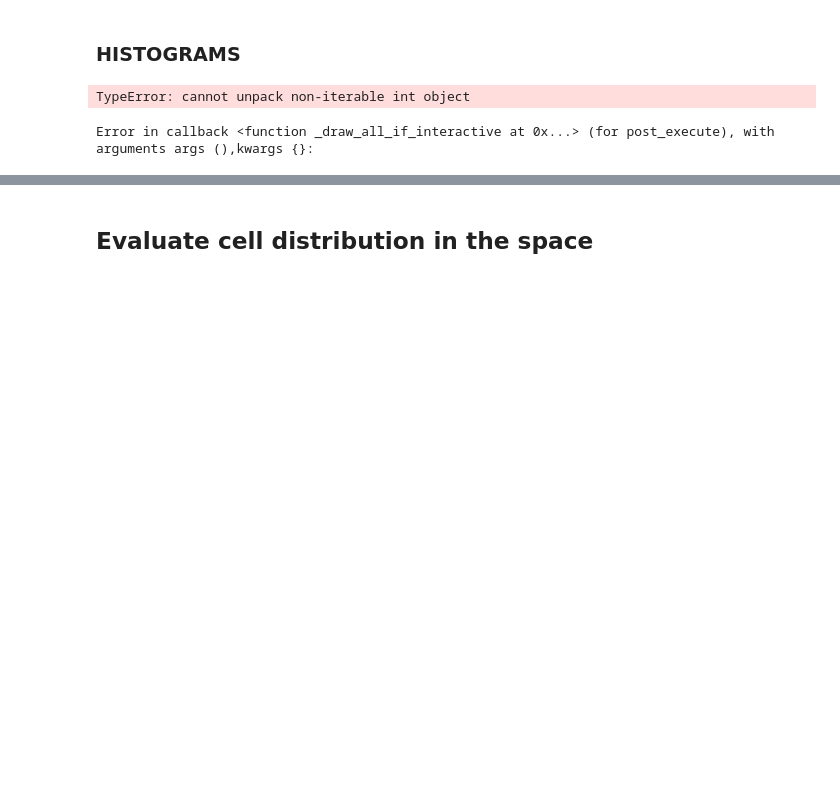
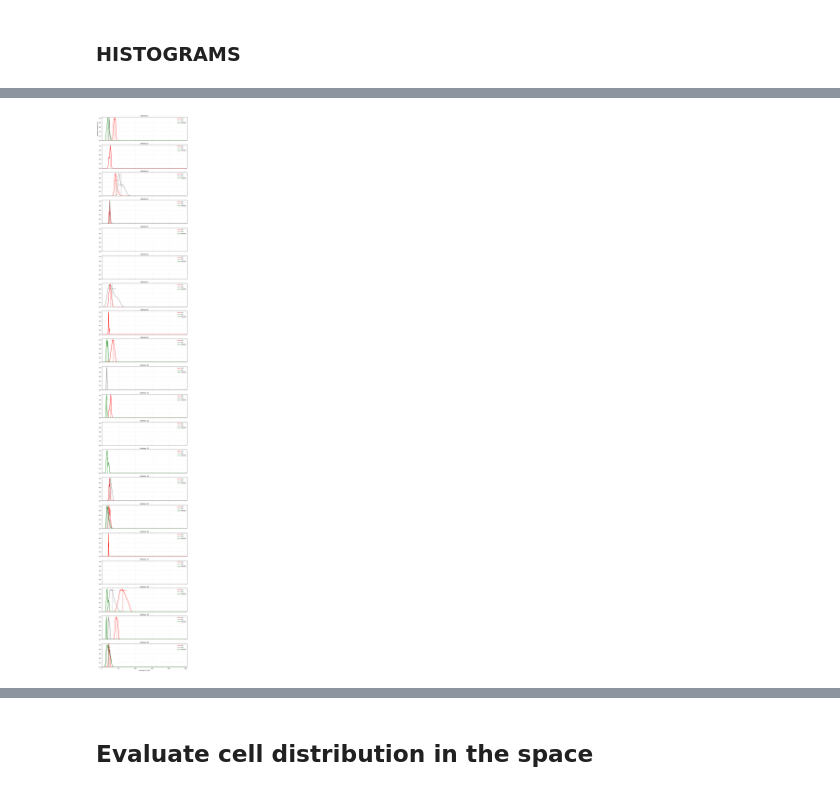
Before and after one commit to edoborgiani/napari_env-3D_fluo_segmentation, a Jupyter notebook: Fluo_3D_nuc_seg_v1.2.3b.ipynb, the cells around one changed output, grey strips where cells are left out. Saved outputs shown, nothing was run; the diff lists cells and outputs as text; code cells hidden in the pictures; blank space fills up the shorter version.

```diff
--- a/Fluo_3D_nuc_seg_v1.2.3b.ipynb
+++ b/Fluo_3D_nuc_seg_v1.2.3b.ipynb
@@ -2426,6 +2426,8 @@ MEAN SIZE MACRO (F4_80) = 45.20811769110382 um3
 ### HISTOGRAMS
 # %%
 hist_data = {}
+# Store original intensity ranges for PDF output
+intensity_ranges = {}
 
 for c in range(im_in.shape[3]):
     if stain_df.index[c] != 'NUCLEI':
@@ -2451,6 +2453,13 @@ for c in range(im_in.shape[3]):
                 ch_idx = i
                 break
 
+        # Store original min/max from filtered image for this channel
+        if ch_idx is not None:
+            intensity_ranges[condition] = (
+                float(filtered_img[:, :, :, ch_idx].min()),
+                float(filtered_img[:, :, :, ch_idx].max())
+            )
+
         for n in range(1, max_n + 1):
 
             if n not in hist_data:
@@ -2483,15 +2492,22 @@ all_conditions = sorted({cond for ndata in hist_data.values() for cond in ndata.
 color_cycle = plt.cm.tab10
 condition_colors = {cond: color_cycle(i % 10) for i, cond in enumerate(all_conditions)}
 
+# Limit figure size to prevent matplotlib rendering errors
+max_subplots = min(max_n, 20)  # Cap at 20 subplots
+height = min(3 * max_subplots, 60)  # Cap height at 60 inches
+
 # Prepare multi-row figure (one subplot per nucleus)
-fig, axes = plt.subplots(max_n, 1, figsize=(10, 3 * max_n), sharex=True)
-if max_n == 1:
+fig, axes = plt.subplots(max_subplots, 1, figsize=(10, height), sharex=True)
+if max_subplots == 1:
     axes = [axes]
 
 x_grid = np.linspace(0, 255, 400)
 
-for i, n in enumerate(nuclei):
-    ax = axes[n - 1]  # nucleus indices assumed to start at 1
+# Only plot nuclei that fit in the subplot grid
+nuclei_to_plot = nuclei[:max_subplots]
+
+for idx, n in enumerate(nuclei_to_plot):
+    ax = axes[idx]  # Use subplot index instead of nucleus number
     ax.set_title(f"Nucleus {n}")
     ax.set_xlim(0, 255)
     ax.set_ylim(0, 1.05)
@@ -2548,12 +2564,10 @@ for i, n in enumerate(nuclei):
     legend_handles = [Line2D([0], [0], color=stain_complete_df['Color'][c] if stain_complete_df['Color'][c] != 'WHITE' else 'GRAY', lw=2) for c in all_conditions]
     ax.legend(legend_handles, all_conditions, loc='upper right', framealpha=0.9)
 
-    if n == max_n:
+    if n == nuclei_to_plot[-1]:
         ax.set_xlabel("Intensity (0–255)")
 
 axes[0].set_ylabel("Relative Density (0–1)")
 plt.tight_layout()
 plt.show()
 # %% [output]
-TypeError: cannot unpack non-iterable int object
-Error in callback <function _draw_all_if_interactive at 0x...> (for post_execute), with arguments args (),kwargs {}:
@@ -2563,3 +2574,4 @@ ValueError: Image size of 1000x108900 pixels is too large. It must be less than
+[figure, added]
 # %%
 # Full block: one nucleus per page, 3 channel crops + merged in one horizontal row
 styles = getSampleStyleSheet()
```
Also changed, not shown: parts of 2 cells of this notebook.
